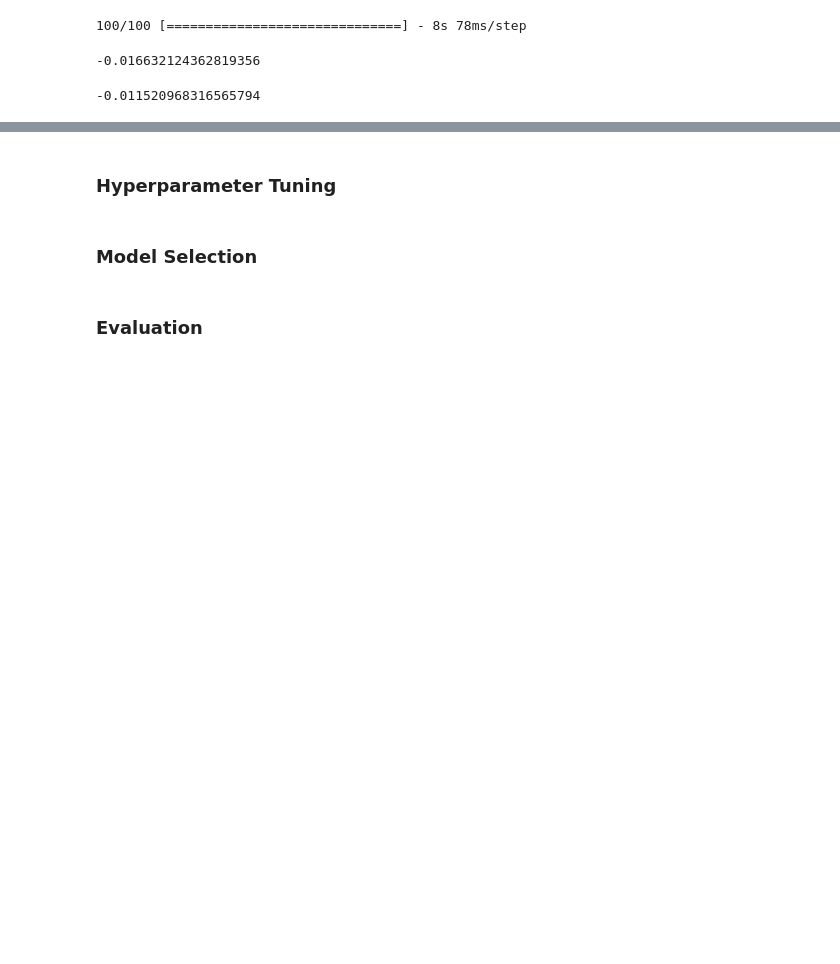
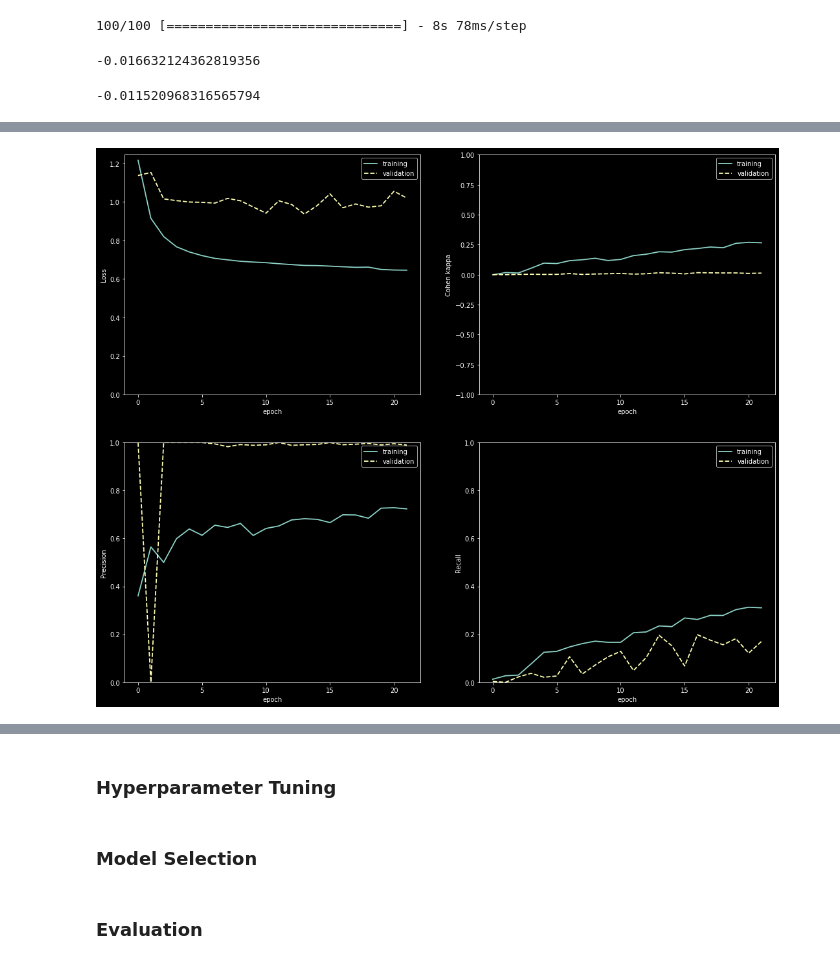
Before and after one commit to ilias-ant/x-ray-abnormality-detection, a Jupyter notebook: CNNs.ipynb, the cells around one changed output, grey strips where cells are left out. Drawn from its saved outputs; the diff is of its cells as text; code cells hidden in the pictures; blank space fills up the shorter version.

Commit message:
[feat]: baseline model: mura-cnn-XR_SHOULDER-3231585

```diff
--- a/CNNs.ipynb
+++ b/CNNs.ipynb
@@ -763,0 +800,12 @@ del temp_testset
+# %%
+trainset = training.flow_from_dataframe(
+    dataframe=ref_trainset[ref_trainset["study_type"] == "XR_SHOULDER"],
+    x_col="image_path",
+    y_col="label",
+    target_size=(IMAGE_WIDTH, IMAGE_HEIGHT),
+    class_mode="binary",
+    batch_size=32,
+    seed=SEED,
+    shuffle=True,
+    subset="training",
+)
@@ -763,0 +814,11 @@ del temp_testset
+# %%
+validationset = training.flow_from_dataframe(
+    dataframe=ref_trainset[ref_trainset["study_type"] == "XR_SHOULDER"],
+    x_col="image_path",
+    y_col="label",
+    target_size=(IMAGE_WIDTH, IMAGE_HEIGHT),
+    class_mode="binary",
+    batch_size=32,
+    seed=SEED,
+    subset="validation",
+)
@@ -763,0 +839,9 @@ del temp_testset
+# %%
+model = make_cnn_model()
+# %%
+history = model.fit(
+    trainset,
+    epochs=100,
+    validation_data=validationset,
+    callbacks=[early_stopping, reduce_lr_on_plateau],
+)
@@ -763,0 +866,4 @@ del temp_testset
+# %%
+plot_metrics(history)
+# %% [output]
+[figure, added]
```
Also changed, not shown: parts of 26 cells of this notebook.
